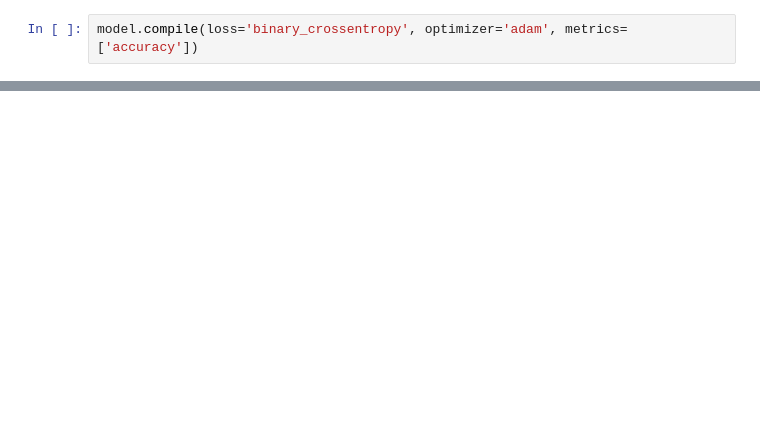
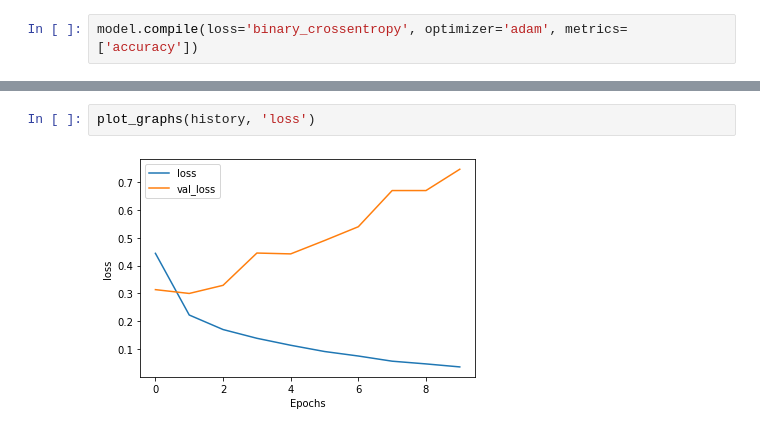
Before and after one commit to HamzaYounis/ML, a Jupyter notebook: Tensorflow/NLP/Convolutional_Model/Convolutional_Model.ipynb, the cells around one changed output, grey strips where cells are left out. Saved outputs shown, nothing was run; the diff lists cells and outputs as text; blank space fills up the shorter version.

```diff
--- a/Tensorflow/NLP/Convolutional_Model/Convolutional_Model.ipynb
+++ b/Tensorflow/NLP/Convolutional_Model/Convolutional_Model.ipynb
@@ -58,0 +89,4 @@ UnknownError: 2 root error(s) found.
+# %%
+plot_graphs(history, 'loss')
+# %% [output]
+[figure, added]
```
Also changed, not shown: parts of 4 cells of this notebook.
